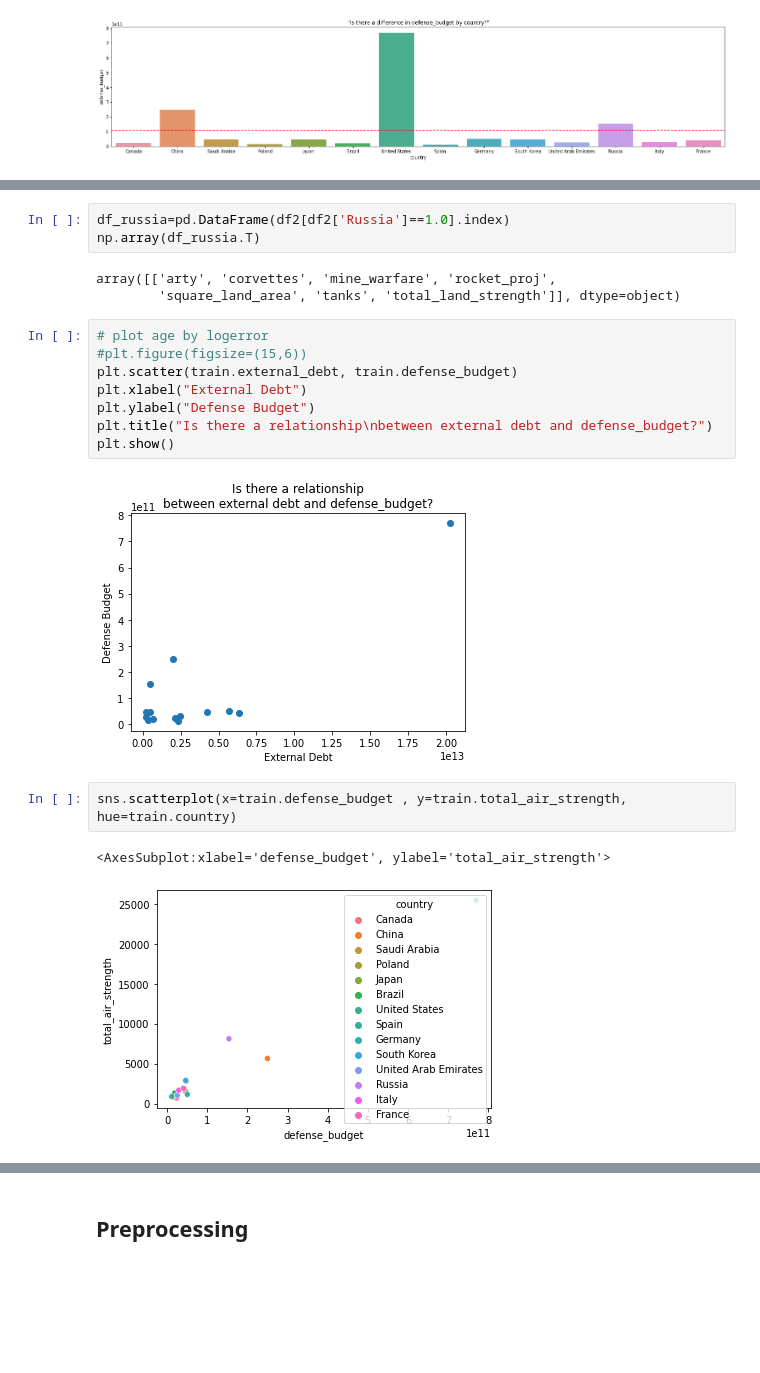
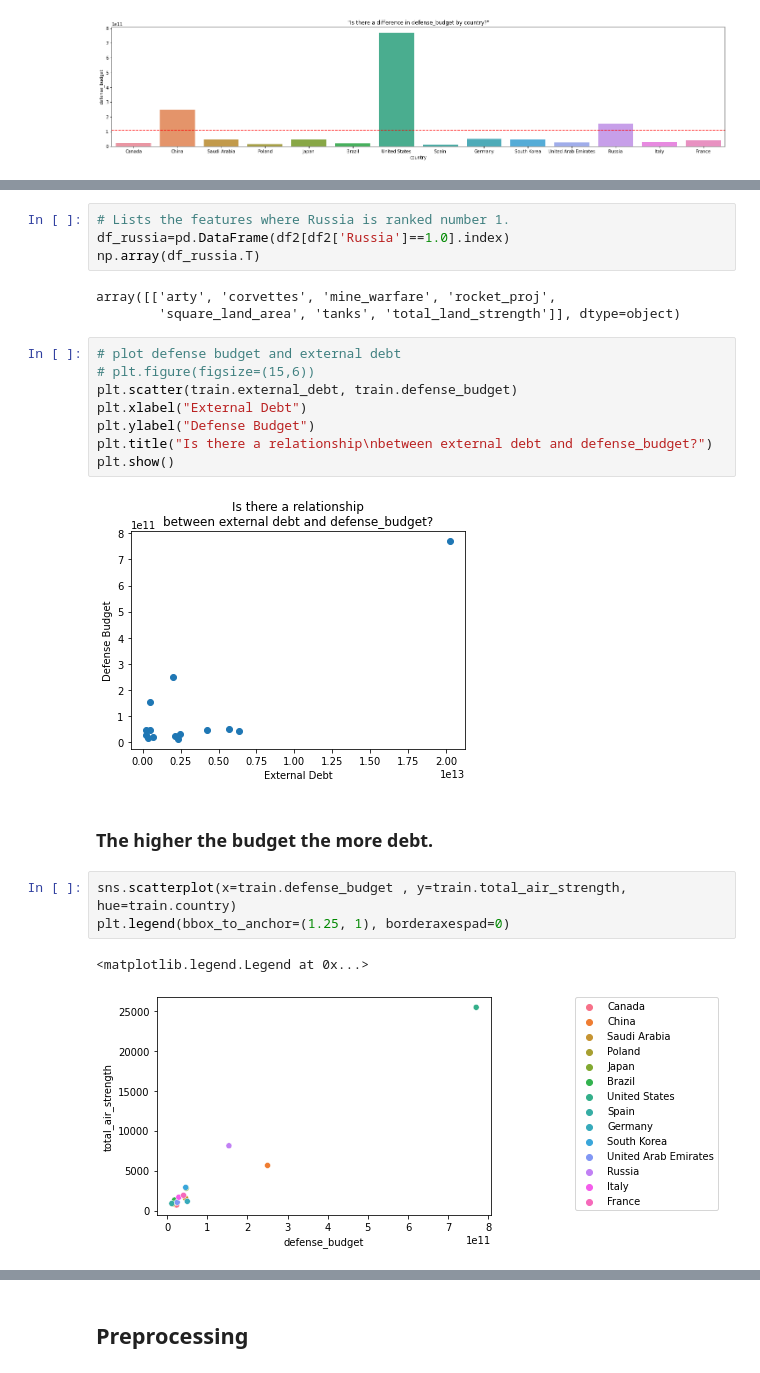
Before and after one commit to raycerna/military-firepower, a Jupyter notebook: explore.ipynb, the cells around one changed output, grey strips where cells are left out. Drawn from its saved outputs; the diff is of its cells as text; blank space fills up the shorter version.

```diff
--- a/explore.ipynb
+++ b/explore.ipynb
@@ -292,12 +291,13 @@ array([['active_personnel', 'avail_manpower', 'fit_for_service',
 # %%
+# Lists the features where Russia is ranked number 1.
 df_russia=pd.DataFrame(df2[df2['Russia']==1.0].index)
 np.array(df_russia.T)
 # %% [output]
 array([['arty', 'corvettes', 'mine_warfare', 'rocket_proj',
         'square_land_area', 'tanks', 'total_land_strength']], dtype=object)
 # %%
-# plot age by logerror
-#plt.figure(figsize=(15,6))
+# plot defense budget and external debt
+# plt.figure(figsize=(15,6))
 plt.scatter(train.external_debt, train.defense_budget)
 plt.xlabel("External Debt")
 plt.ylabel("Defense Budget")
@@ -305,10 +305,13 @@ plt.title("Is there a relationship\nbetween external debt and defense_budget?")
 plt.show()
 # %% [output]
 [figure]
+# %% [markdown]
+### The higher the budget the more debt.
 # %%
 sns.scatterplot(x=train.defense_budget , y=train.total_air_strength, hue=train.country)
+plt.legend(bbox_to_anchor=(1.25, 1), borderaxespad=0)
 # %% [output]
-<AxesSubplot:xlabel='defense_budget', ylabel='total_air_strength'>
+<matplotlib.legend.Legend at 0x...>
-[figure, old version]
+[figure, new version]
 # %%
 sns.scatterplot(x=train.defense_budget , y=train.total_sea_strength, hue=train.country)
```
Also changed, not shown: parts of 58 cells of this notebook.
